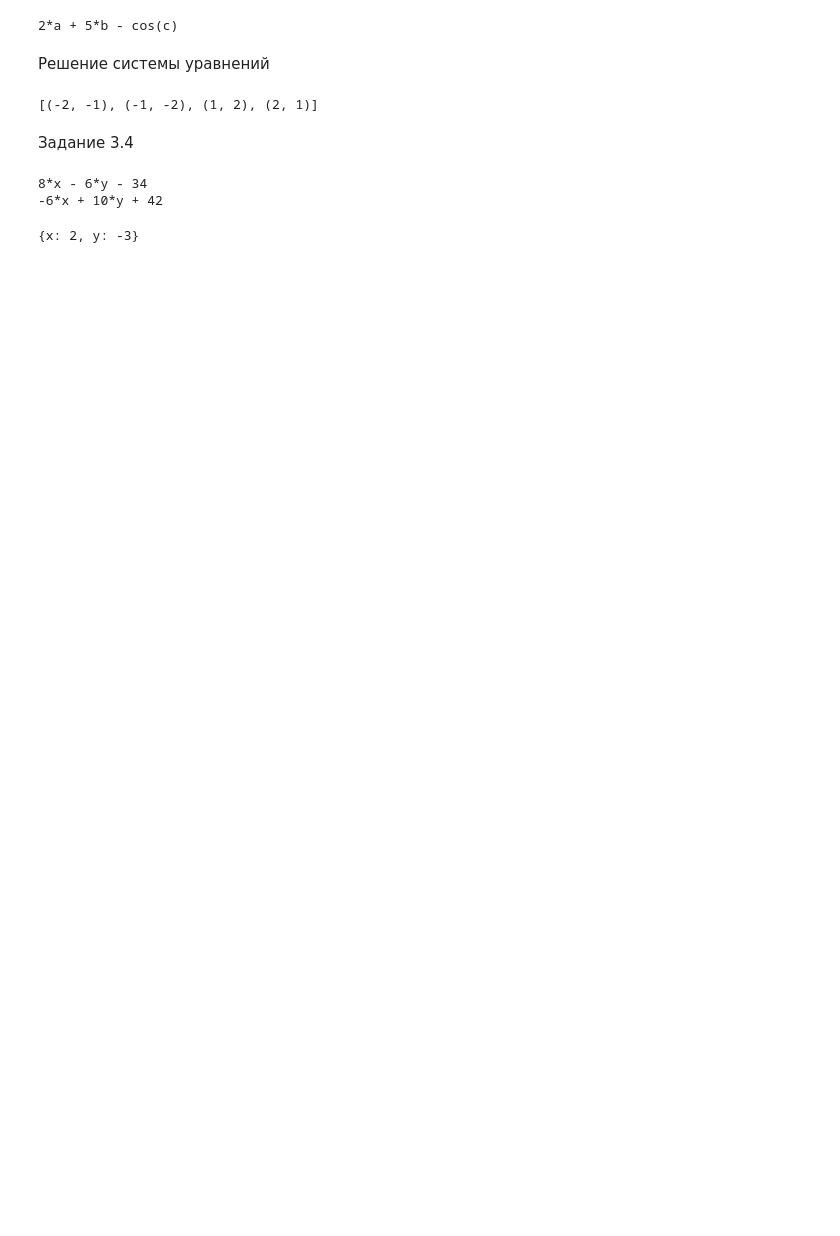
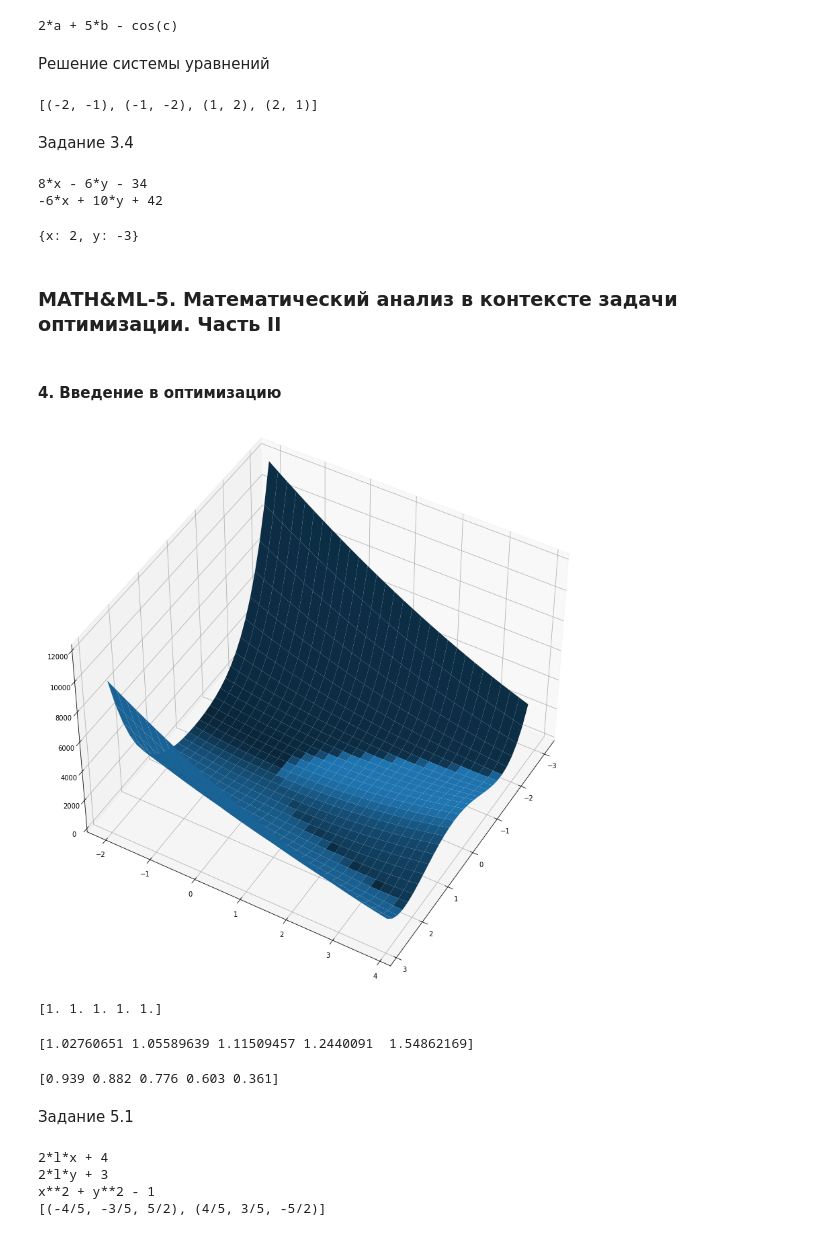
Before and after one commit to Nadarsa/sf_data_science, a Jupyter notebook: Math & ML/practice.ipynb, the cells around one changed output. Cells and saved outputs as stored; diff of their text form; code cells hidden in the pictures; blank space fills up the shorter version.

```diff
--- a/Math & ML/practice.ipynb
+++ b/Math & ML/practice.ipynb
@@ -439,3 +439,79 @@ sol
 8*x - 6*y - 34
 -6*x + 10*y + 42
 {x: 2, y: -3}
+# %% [markdown]
+### MATH&ML-5. Математический анализ в контексте задачи оптимизации. Часть II
+# %% [markdown]
+#### 4. Введение в оптимизацию
+# %%
+import numpy as np
+
+def func_rosen(x):
+    r = np.sum(100*(x[1:]-x[:-1]**2)**2 + (1-x[:-1])**2, axis=0)
+    return r
+# %%
+import matplotlib.pyplot as plt
+
+graph = plt.figure(figsize=[25, 15])
+ax = graph.gca(projection='3d')
+ax.view_init(45, 30)
+x1 = np.arange(-3, 3, 0.2)
+x2 = np.arange(-2, 4, 0.2)
+x1, x2 = np.meshgrid(x1, x2)
+y = func_rosen(np.array([x1,x2]))
+surf = ax.plot_surface(x1, x2, y)
+plt.show()
+# %% [output]
+[figure, added]
+# %%
+from scipy.optimize import minimize
+x0 = np.array([2.4, 1.5, 2.1, 0.7, 1.1])
+result_point = minimize(func_rosen, x0, method='powell')
+print(result_point.x)
+# %% [output]
+[1. 1. 1. 1. 1.]
+# %%
+from scipy.optimize import minimize
+x0 = np.array([2.4, 1.5, 2.1, 0.7, 1.1])
+result_point = minimize(func_rosen, x0, method = 'nelder-mead')
+print(result_point.x)
+# %% [output]
+[1.02760651 1.05589639 1.11509457 1.2440091  1.54862169]
+# %%
+from scipy.optimize import least_squares
+x0 = np.array([2.4, 1.5, 2.1, 0.7, 1.1])
+result_point = least_squares(func_rosen, x0)
+print(np.round(result_point.x, 3))
+# %% [output]
+[0.939 0.882 0.776 0.603 0.361]
+# %% [markdown]
+Задание 5.1
+# %%
+from sympy import symbols, cos, diff, solveset, Eq, solve
+
+x, y, l = symbols('x, y, l')
+f = 4*x + 3*y + l * (x**2 + y**2 - 1)
+
+eq_x = diff(f, x)
+eq_y = diff(f, y)
+eq_l = diff(f, l)
+print(eq_x)
+print(eq_y)
+print(eq_l)
+
+eq_x = Eq(eq_x, 0)
+eq_y = Eq(eq_y, 0)
+eq_l = Eq(eq_l, 0)
+
+
+#eq_x = 2*l*x + 4
+#eq_y = 2*l*y + 3
+#eq_l = x**2 + y**2 - 1
+
+sol = solve([eq_x, eq_y, eq_l], [x, y, l])
+print(sol)
+# %% [output]
+2*l*x + 4
+2*l*y + 3
+x**2 + y**2 - 1
+[(-4/5, -3/5, 5/2), (4/5, 3/5, -5/2)]
```
Also changed, not shown: parts of 82 cells of this notebook, 10 other files.
